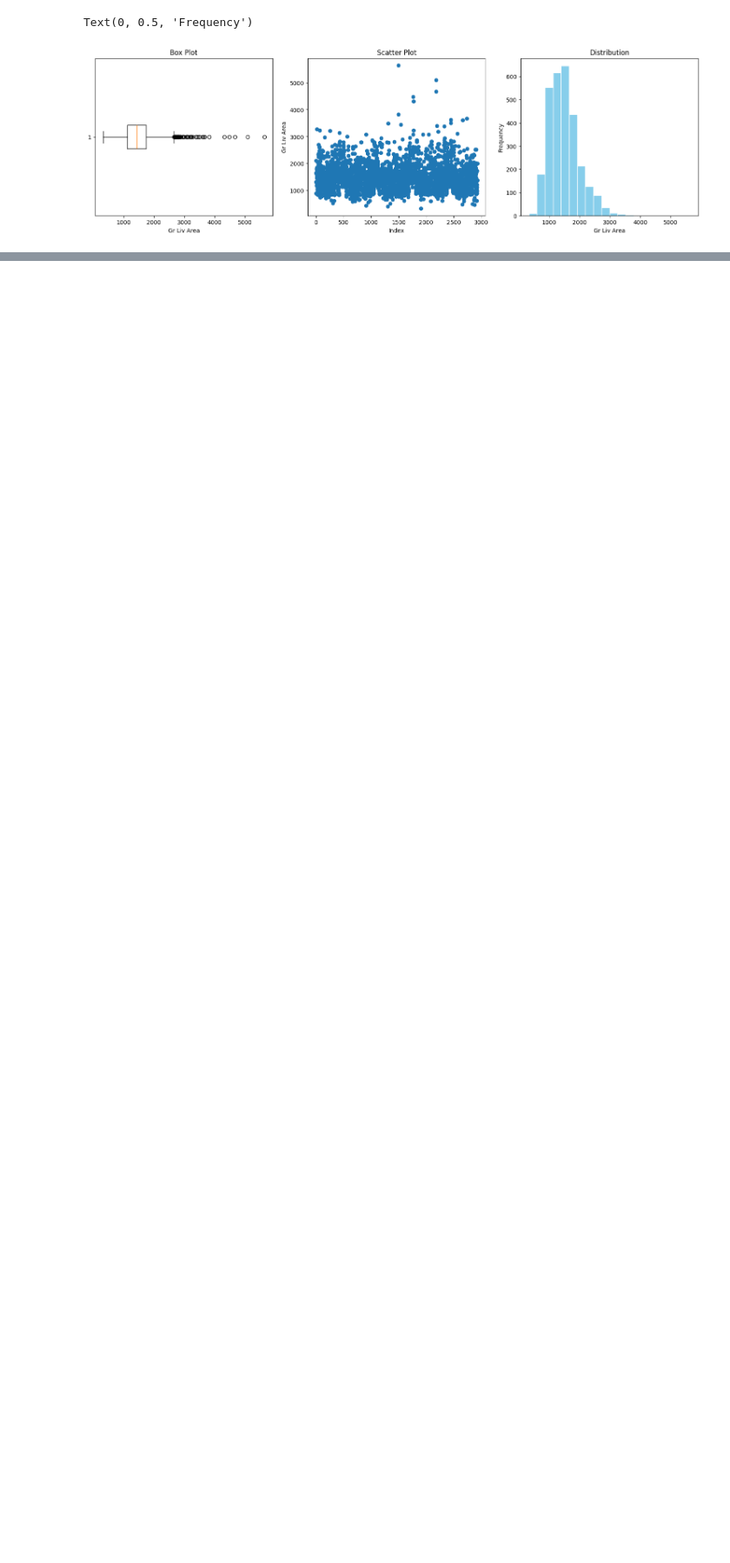
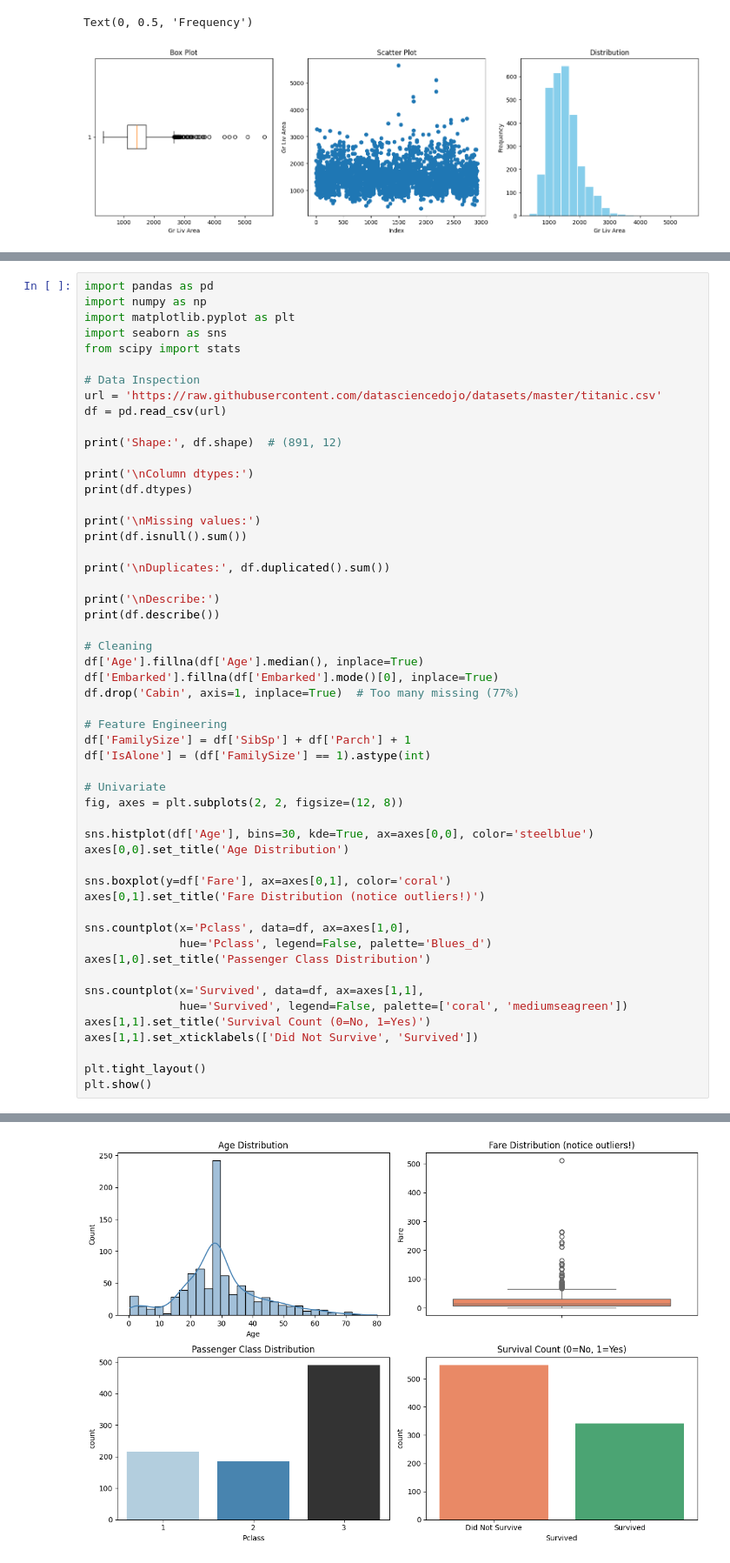
Before and after one commit to SAISANJAYR/Sai-s_IQube_Practice_Tasks, a Jupyter notebook: Sai's_IQube_Practice_Notebook.ipynb, the cells around one changed output, grey strips where cells are left out. Shown at 87% size. Cells and saved outputs as stored; diff of their text form; blank space fills up the shorter version.

```diff
--- a/Sai's_IQube_Practice_Notebook.ipynb
+++ b/Sai's_IQube_Practice_Notebook.ipynb
@@ -460,0 +468,54 @@ plt.show()
+# %%
+import pandas as pd
+import numpy as np
+import matplotlib.pyplot as plt
+import seaborn as sns
+from scipy import stats
+
+# Data Inspection
+url = 'https://raw.githubusercontent.com/datasciencedojo/datasets/master/titanic.csv'
+df = pd.read_csv(url)
+
+print('Shape:', df.shape)  # (891, 12)
+
+print('\nColumn dtypes:')
+print(df.dtypes)
+
+print('\nMissing values:')
+print(df.isnull().sum())
+
+print('\nDuplicates:', df.duplicated().sum())
+
+print('\nDescribe:')
+print(df.describe())
+
+# Cleaning
+df['Age'].fillna(df['Age'].median(), inplace=True)
+df['Embarked'].fillna(df['Embarked'].mode()[0], inplace=True)
+df.drop('Cabin', axis=1, inplace=True)  # Too many missing (77%)
+
+# Feature Engineering
+df['FamilySize'] = df['SibSp'] + df['Parch'] + 1
+df['IsAlone'] = (df['FamilySize'] == 1).astype(int)
+
+# Univariate
+fig, axes = plt.subplots(2, 2, figsize=(12, 8))
+
+sns.histplot(df['Age'], bins=30, kde=True, ax=axes[0,0], color='steelblue')
+axes[0,0].set_title('Age Distribution')
+
+sns.boxplot(y=df['Fare'], ax=axes[0,1], color='coral')
+axes[0,1].set_title('Fare Distribution (notice outliers!)')
+
+sns.countplot(x='Pclass', data=df, ax=axes[1,0],
+              hue='Pclass', legend=False, palette='Blues_d')
+axes[1,0].set_title('Passenger Class Distribution')
+
+sns.countplot(x='Survived', data=df, ax=axes[1,1],
+              hue='Survived', legend=False, palette=['coral', 'mediumseagreen'])
+axes[1,1].set_title('Survival Count (0=No, 1=Yes)')
+axes[1,1].set_xticklabels(['Did Not Survive', 'Survived'])
+
+plt.tight_layout()
+plt.show()
+# %% [output]
@@ -460,0 +551 @@ plt.show()
+[figure, added]
```
Also changed, not shown: parts of 4 cells of this notebook.
